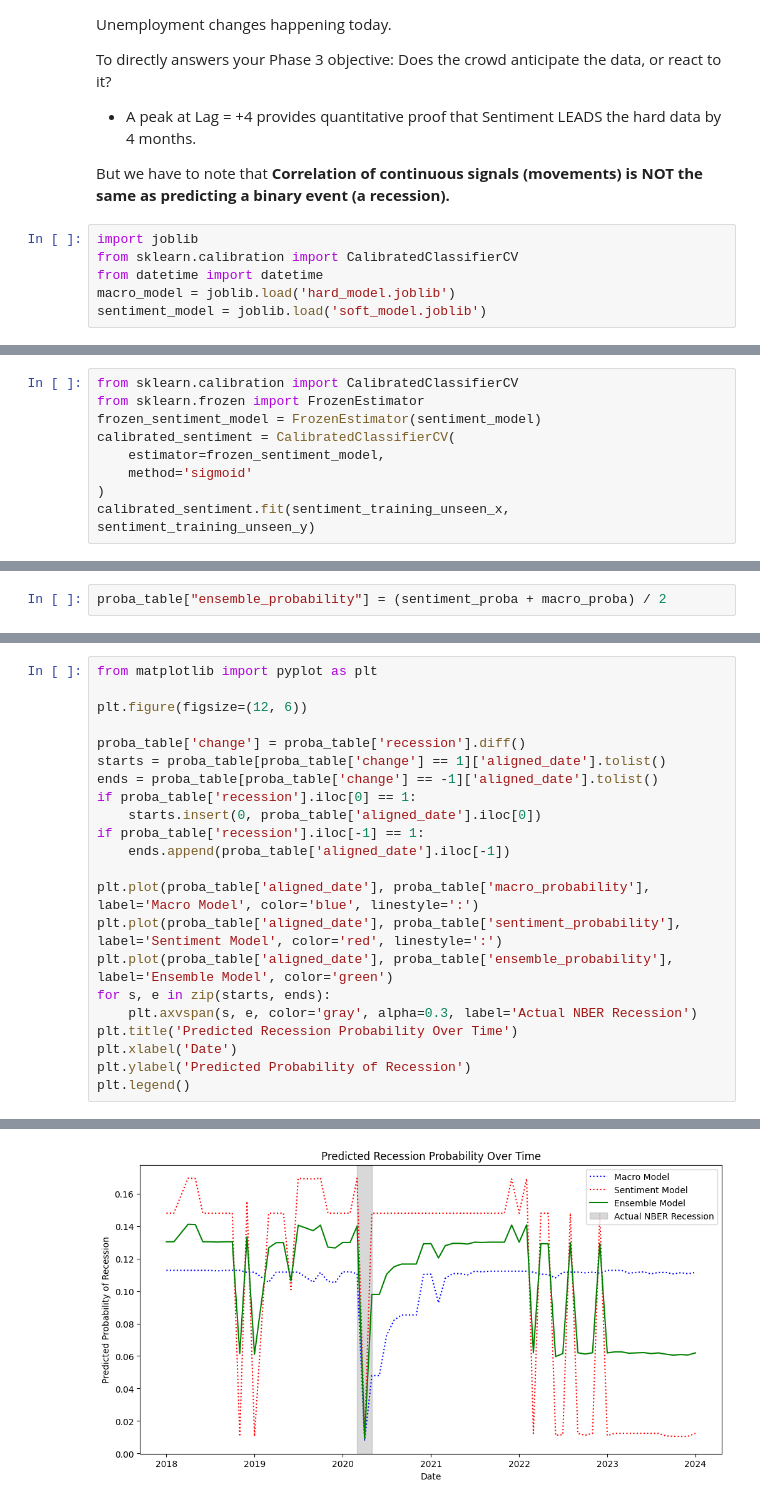
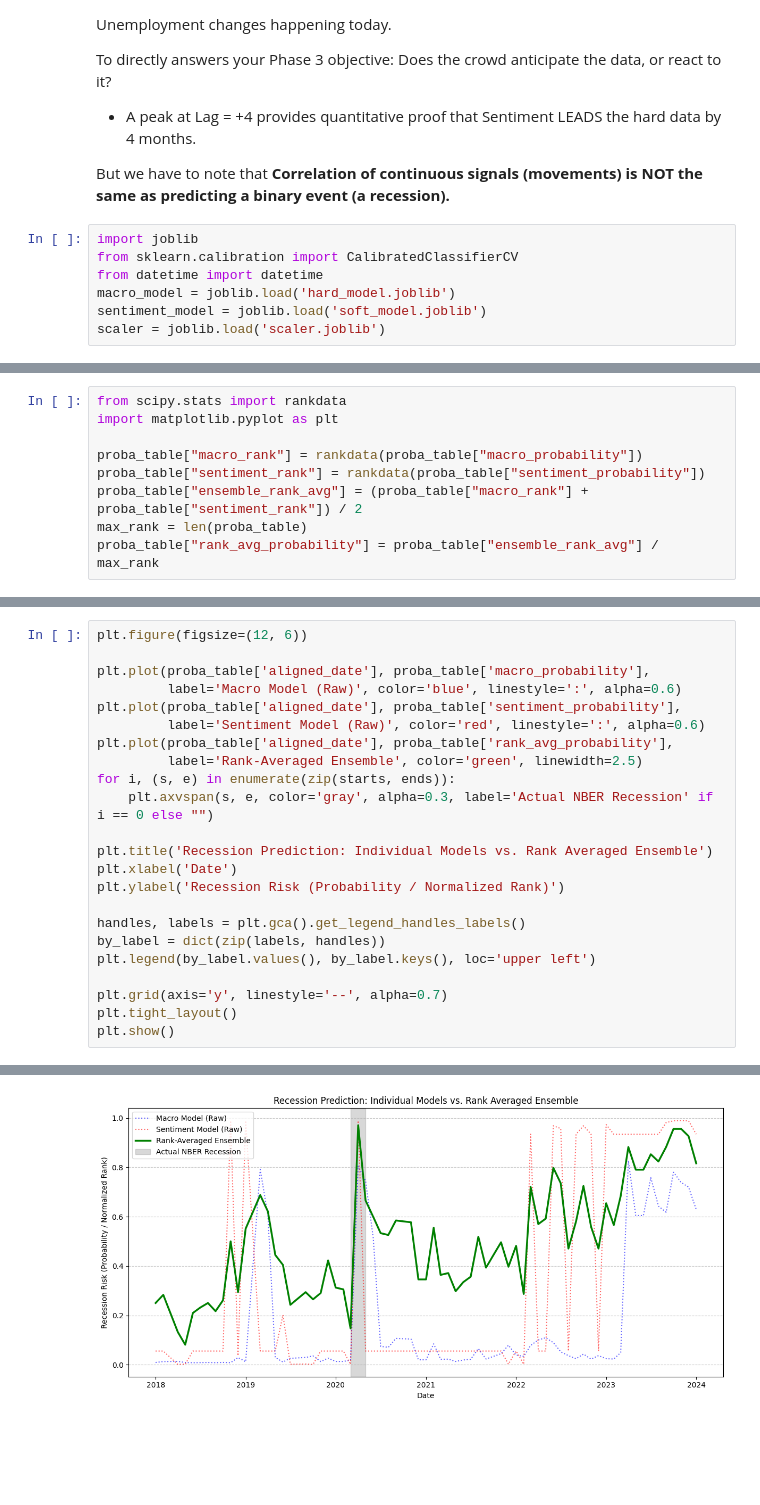
Before and after one commit to pearchew/recession_lookback, a Jupyter notebook: 03_conclusion_synthesis_and_ensemble.ipynb, the cells around one changed output, grey strips where cells are left out. Drawn from its saved outputs; the diff is of its cells as text; blank space fills up the shorter version.

Commit message:
update ensemble

```diff
--- a/03_conclusion_synthesis_and_ensemble.ipynb
+++ b/03_conclusion_synthesis_and_ensemble.ipynb
@@ -70,6 +70,7 @@ from sklearn.calibration import CalibratedClassifierCV
 from datetime import datetime
 macro_model = joblib.load('hard_model.joblib')
 sentiment_model = joblib.load('soft_model.joblib')
+scaler = joblib.load('scaler.joblib')
 # %%
 macro_training_unseen = macro_training_data[(macro_training_data["aligned_date"]>=datetime(2018,1,1))& (macro_training_data["aligned_date"]<= datetime(2024,1,1))]
 macro_training_unseen_y = macro_training_unseen['target']
@@ -115,9 +89,0 @@ CalibratedClassifierCV(estimator=FrozenEstimator(estimator=XGBClassifier(base_sc
-# %%
-from sklearn.calibration import CalibratedClassifierCV
-from sklearn.frozen import FrozenEstimator
-frozen_sentiment_model = FrozenEstimator(sentiment_model)
-calibrated_sentiment = CalibratedClassifierCV(
-    estimator=frozen_sentiment_model,
-    method='sigmoid'
-)
-calibrated_sentiment.fit(sentiment_training_unseen_x, sentiment_training_unseen_y)
@@ -134,5 +115,12 @@ proba_table["sentiment_probability"] = sentiment_proba
 # %%
-proba_table["ensemble_probability"] = (sentiment_proba + macro_proba) / 2
+from scipy.stats import rankdata
+import matplotlib.pyplot as plt
+
+proba_table["macro_rank"] = rankdata(proba_table["macro_probability"])
+proba_table["sentiment_rank"] = rankdata(proba_table["sentiment_probability"])
+proba_table["ensemble_rank_avg"] = (proba_table["macro_rank"] + proba_table["sentiment_rank"]) / 2
+max_rank = len(proba_table)
+proba_table["rank_avg_probability"] = proba_table["ensemble_rank_avg"] / max_rank
 # %%
 proba_table.head(20)
 # %% [output]
@@ -156,23 +144,24 @@ proba_table.head(20)
 # %%
-from matplotlib import pyplot as plt
-
 plt.figure(figsize=(12, 6))
 
-proba_table['change'] = proba_table['recession'].diff()
-starts = proba_table[proba_table['change'] == 1]['aligned_date'].tolist()
-ends = proba_table[proba_table['change'] == -1]['aligned_date'].tolist()
-if proba_table['recession'].iloc[0] == 1:
-    starts.insert(0, proba_table['aligned_date'].iloc[0])
-if proba_table['recession'].iloc[-1] == 1:
-    ends.append(proba_table['aligned_date'].iloc[-1])
+plt.plot(proba_table['aligned_date'], proba_table['macro_probability'],
+         label='Macro Model (Raw)', color='blue', linestyle=':', alpha=0.6)
+plt.plot(proba_table['aligned_date'], proba_table['sentiment_probability'],
+         label='Sentiment Model (Raw)', color='red', linestyle=':', alpha=0.6)
+plt.plot(proba_table['aligned_date'], proba_table['rank_avg_probability'],
+         label='Rank-Averaged Ensemble', color='green', linewidth=2.5)
+for i, (s, e) in enumerate(zip(starts, ends)):
+    plt.axvspan(s, e, color='gray', alpha=0.3, label='Actual NBER Recession' if i == 0 else "")
 
-plt.plot(proba_table['aligned_date'], proba_table['macro_probability'], label='Macro Model', color='blue', linestyle=':')
-plt.plot(proba_table['aligned_date'], proba_table['sentiment_probability'], label='Sentiment Model', color='red', linestyle=':')
-plt.plot(proba_table['aligned_date'], proba_table['ensemble_probability'], label='Ensemble Model', color='green')
-for s, e in zip(starts, ends):
-    plt.axvspan(s, e, color='gray', alpha=0.3, label='Actual NBER Recession')
-plt.title('Predicted Recession Probability Over Time')
+plt.title('Recession Prediction: Individual Models vs. Rank Averaged Ensemble')
 plt.xlabel('Date')
-plt.ylabel('Predicted Probability of Recession')
-plt.legend()
+plt.ylabel('Recession Risk (Probability / Normalized Rank)')
+
+handles, labels = plt.gca().get_legend_handles_labels()
+by_label = dict(zip(labels, handles))
+plt.legend(by_label.values(), by_label.keys(), loc='upper left')
+
+plt.grid(axis='y', linestyle='--', alpha=0.7)
+plt.tight_layout()
+plt.show()
 # %% [output]
@@ -180 +168 @@ plt.legend()
-[figure, old version]
+[figure, new version]
```
Also changed, not shown: parts of 8 cells of this notebook, 2 other files.
